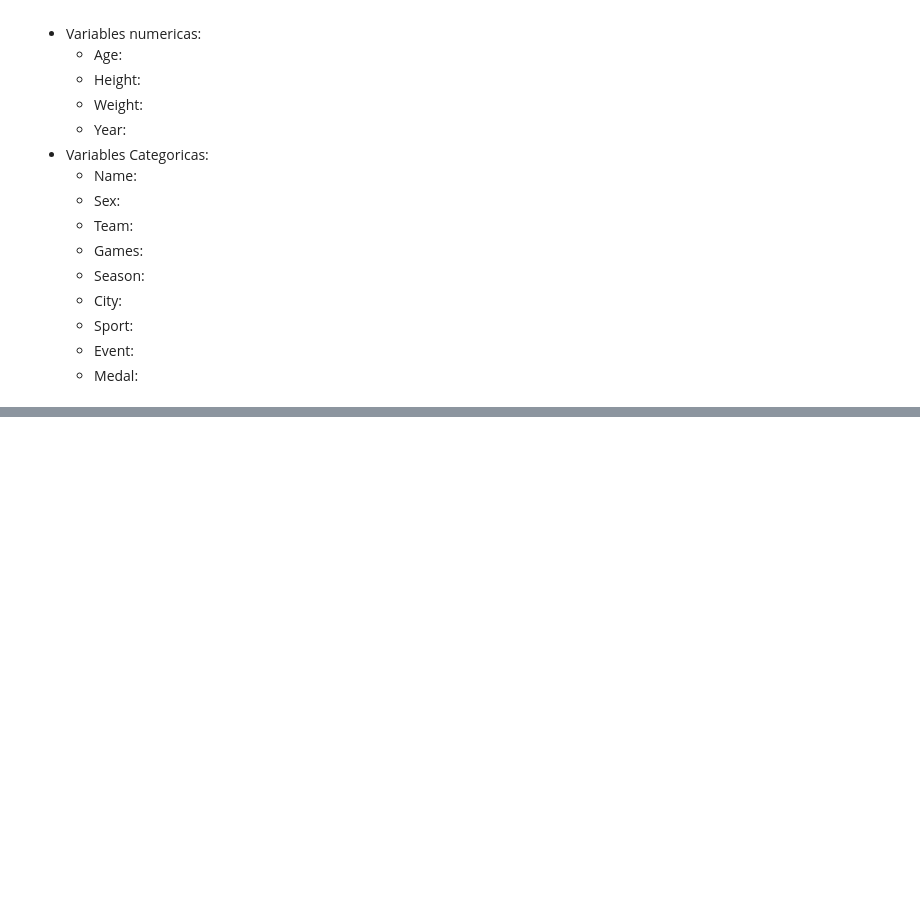
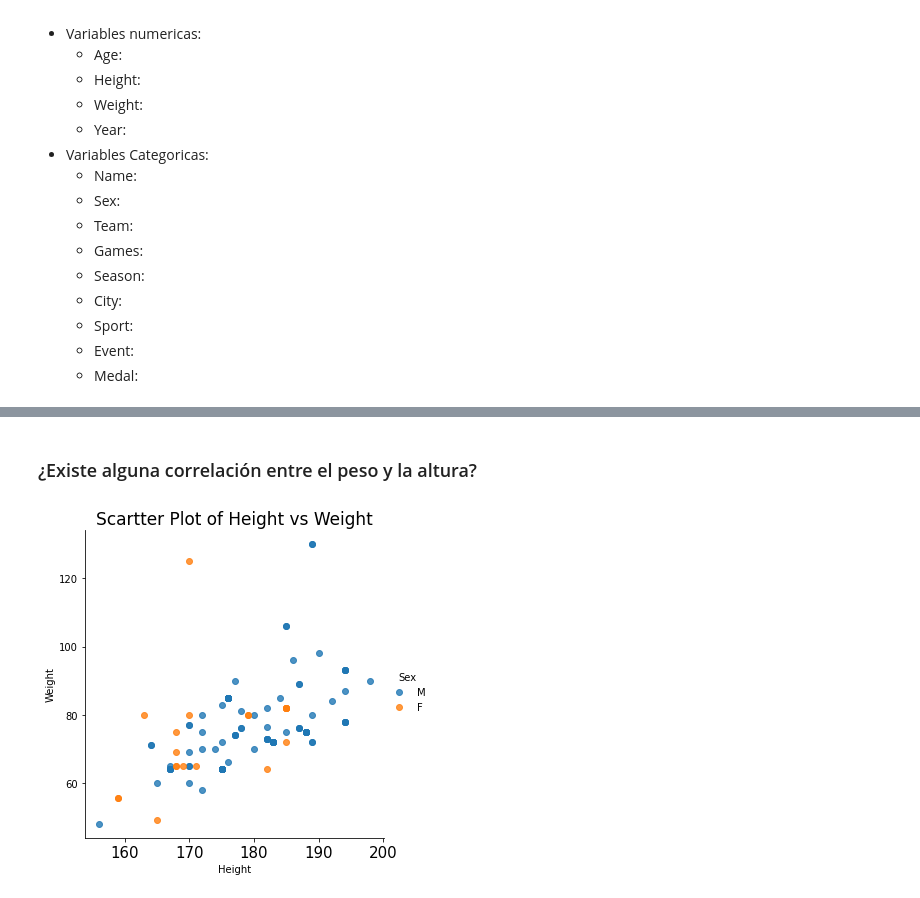
Before and after one commit to maferguillen00/2, a Jupyter notebook: ACT6&10.ipynb, the cells around one changed output, grey strips where cells are left out. Drawn from its saved outputs; the diff is of its cells as text; code cells hidden in the pictures; blank space fills up the shorter version.

```diff
--- a/ACT6&10.ipynb
+++ b/ACT6&10.ipynb
@@ -91,0 +120,14 @@ Index(['Athlete’s events'], dtype='object')
+# %% [markdown]
+### ¿Existe alguna correlación entre el peso y la altura?
+# %%
+sns.lmplot (x = 'Height',
+            y = 'Weight',
+            data = df,
+            fit_reg = False,
+            hue = 'Sex'
+           )
+plt.title('Scartter Plot of Height vs Weight', fontsize = 17)
+plt.xticks(fontsize=15)
+plt.show()
+# %% [output]
+[figure, added]
```
Also changed, not shown: parts of 47 cells of this notebook.
